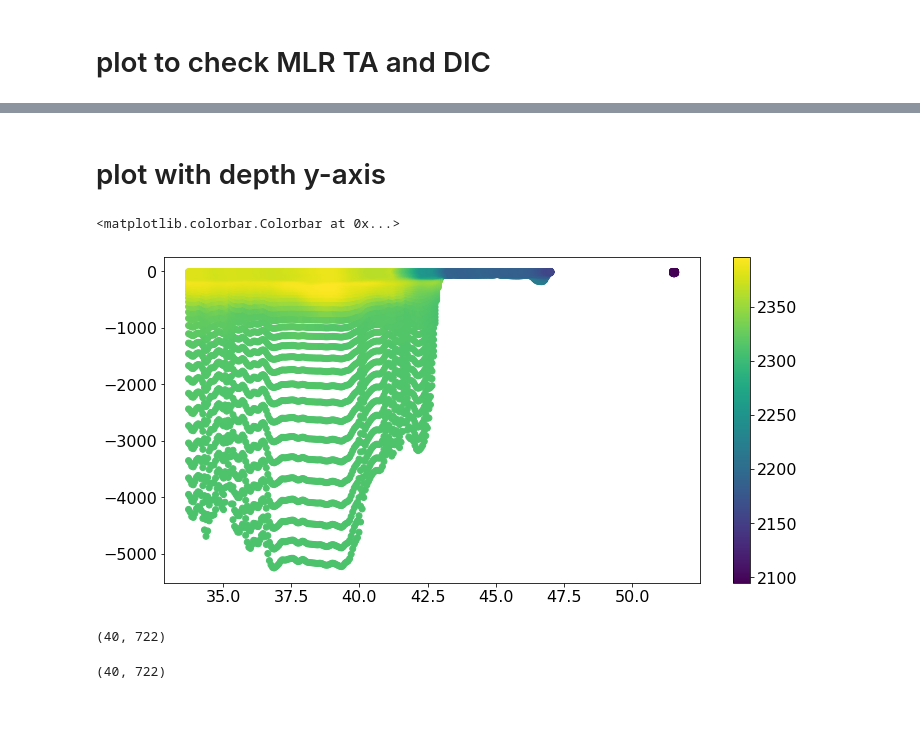
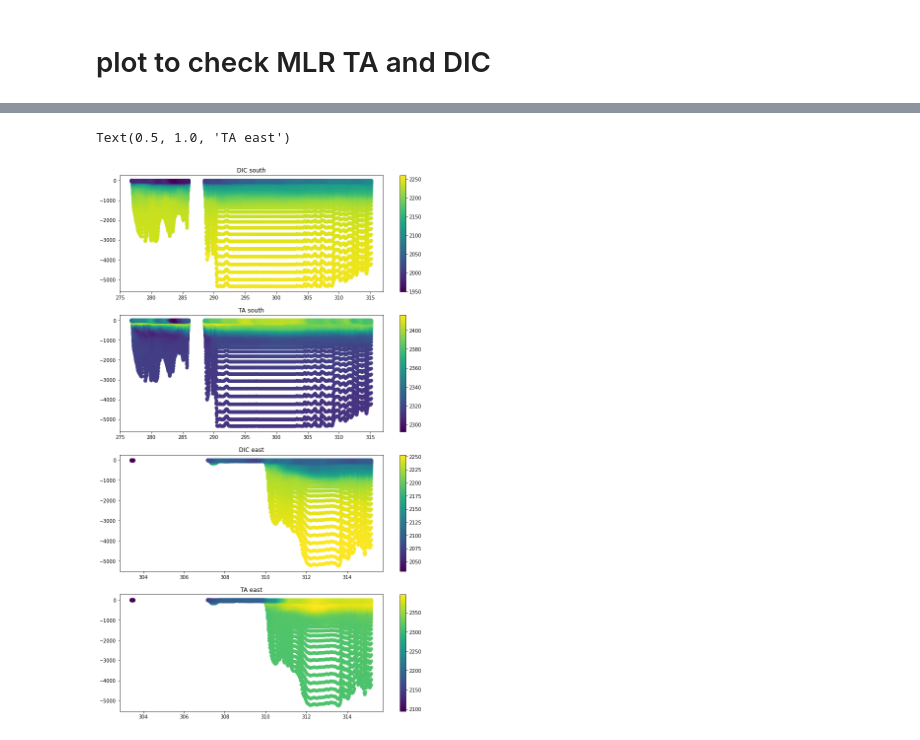
Before and after one commit to kmcgarry17/NWA_BCs, a Jupyter notebook: apply_MLR_phys.ipynb, the cells around one changed output, grey strips where cells are left out. Cells and saved outputs as stored; diff of their text form; code cells hidden in the pictures; blank space fills up the shorter version.

```diff
--- a/apply_MLR_phys.ipynb
+++ b/apply_MLR_phys.ipynb
@@ -125,18 +81,25 @@ plt.colorbar()
-# %% [markdown]
-# plot with depth y-axis
-# %%
-plt.figure(figsize=(12, 6))
-#plt.scatter(lon_south, depth_south, marker='o', c=TA_south)
-plt.scatter(lat_east, depth_east, marker='o', c=TA_east)
-plt.colorbar()
-# %% [output]
-<matplotlib.colorbar.Colorbar at 0x...>
-[figure, removed]
-# %%
-lon_south.shape
-# %% [output]
-(40, 722)
-# %%
-depth_south.shape
-# %% [output]
-(40, 722)
+# %%
+fig = plt.figure(figsize=(12,20))
+
+ax = fig.add_subplot(411)
+plt.scatter(lon_south, depth_south, marker='o', c=DIC_south)
+plt.colorbar()
+plt.title("DIC south")
+
+ax = fig.add_subplot(412)
+plt.scatter(lon_south, depth_south, marker='o', c=TA_south)
+plt.colorbar()
+plt.title("TA south")
+
+ax = fig.add_subplot(413)
+plt.scatter(lon_east, depth_east, marker='o', c=DIC_east)
+plt.colorbar()
+plt.title("DIC east")
+
+ax=fig.add_subplot(414)
+plt.scatter(lon_east, depth_east, marker='o', c=TA_east)
+plt.colorbar()
+plt.title("TA east")
+# %% [output]
+Text(0.5, 1.0, 'TA east')
+[figure, added]
```
Also changed, not shown: parts of 10 cells of this notebook, 3 other files.
